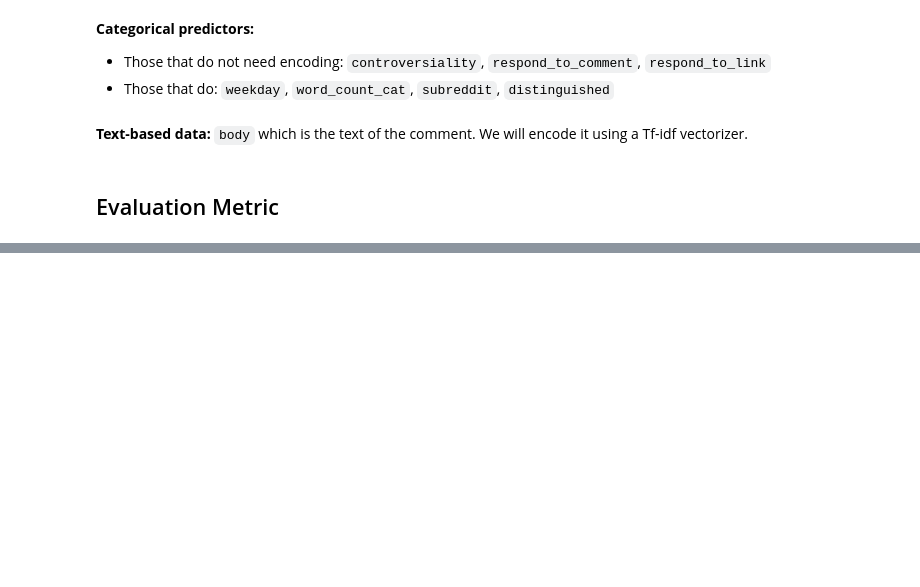
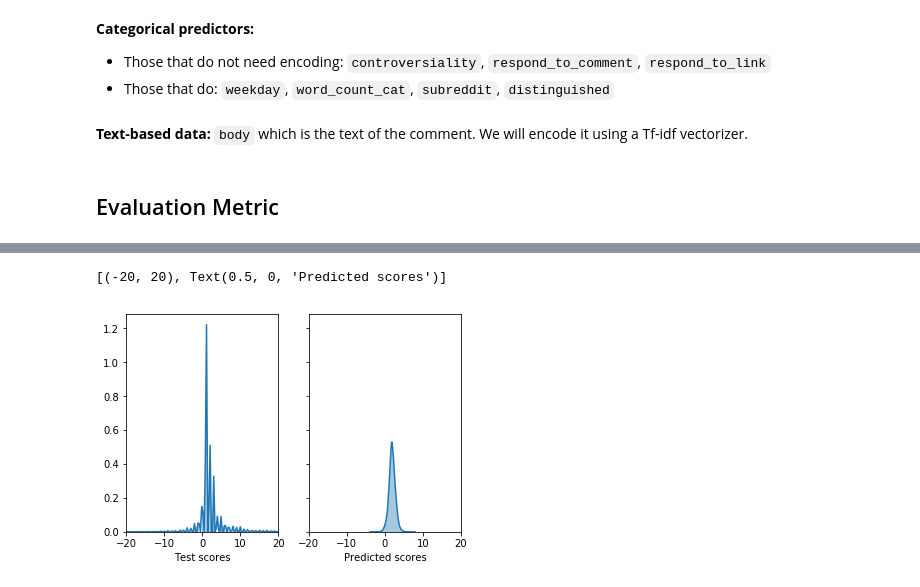
Before and after one commit to Prakhar-USF/ml-reddit, a Jupyter notebook: final_project_checkin_Nov15.ipynb, the cells around one changed output, grey strips where cells are left out. Drawn from its saved outputs; the diff is of its cells as text; code cells hidden in the pictures; blank space fills up the shorter version.

```diff
--- a/final_project_checkin_Nov15.ipynb
+++ b/final_project_checkin_Nov15.ipynb
@@ -218,7 +202,7 @@ X = hstack([X_tfidf, X_non_text])
 # %%
 assert X.shape[0] == df.shape[0]
 # %%
-X_train, X_test, y_train, y_test = train_test_split(X, y, test_size=0.3,
+X_train, X_test, y_train, y_test = train_test_split(X, Y, test_size=0.3,
                                                     random_state=3)
 # %%
 lm_model = LinearRegression()
@@ -239,0 +228,11 @@ print(f"{r2:.4}")
+# %%
+fig, (ax0, ax1) = plt.subplots(nrows=1, ncols=2, sharey=True)
+
+sns.distplot(y_test, ax=ax0)
+ax0.set(xlabel='Test scores', xlim=(-20,20))
+
+sns.distplot(y_predicted, ax=ax1)
+ax1.set(xlabel="Predicted scores", xlim=(-20,20))
+# %% [output]
+[(-20, 20), Text(0.5, 0, 'Predicted scores')]
+[figure, added]
```
Also changed, not shown: parts of 8 cells of this notebook.
